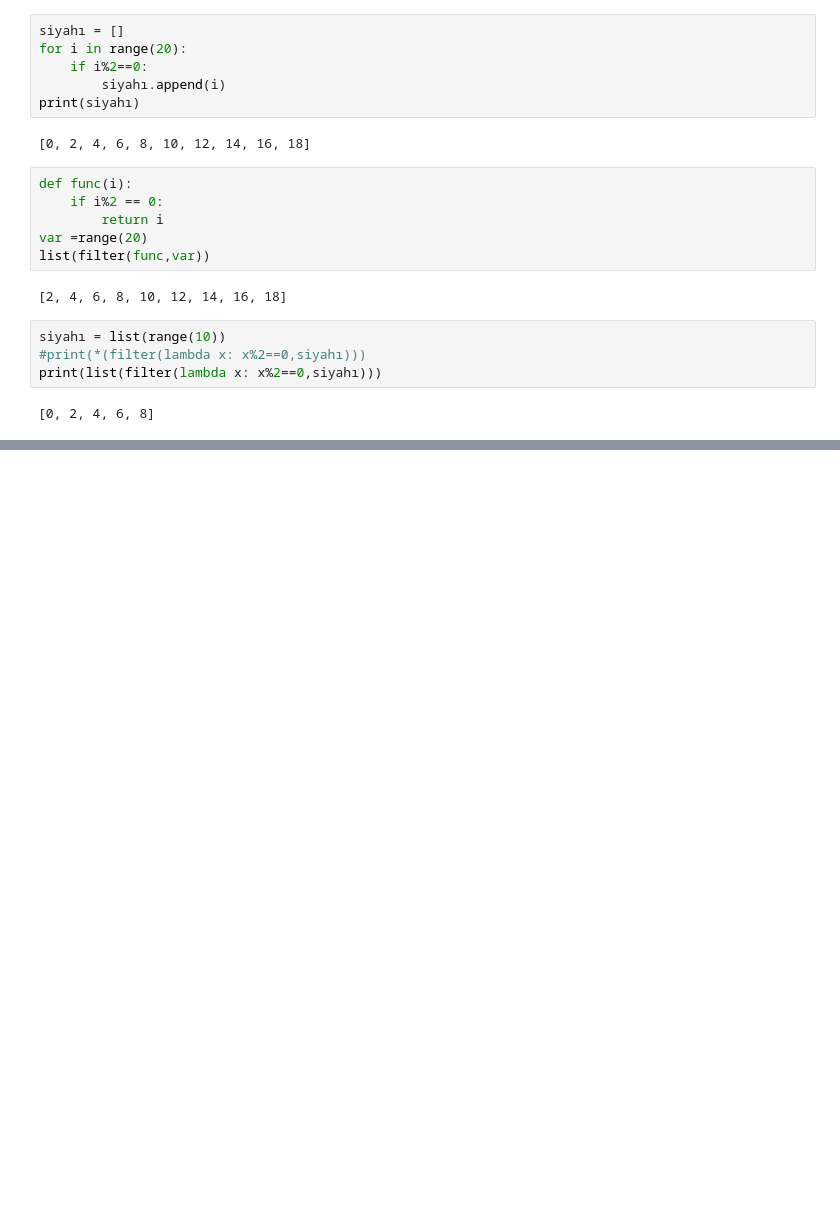
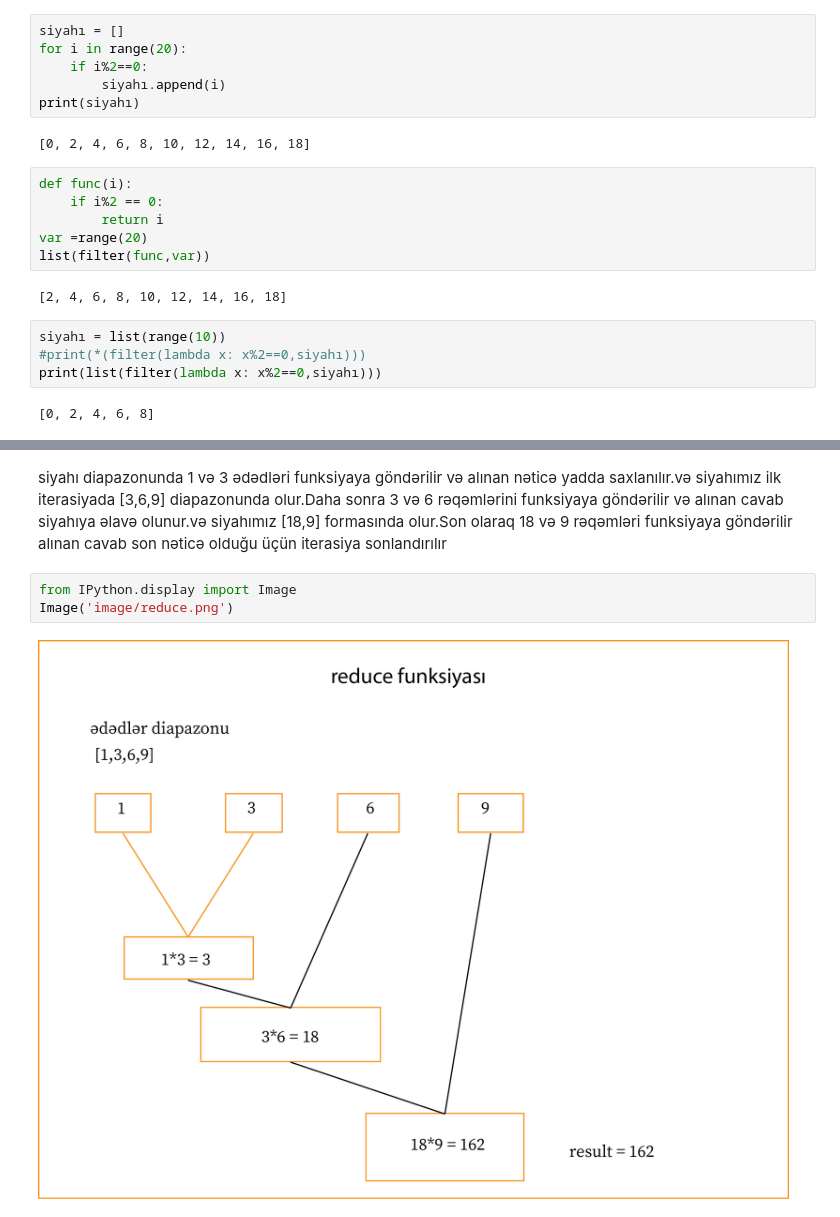
Before and after one commit to RashadGarayev/Python3-AZ, a Jupyter notebook: Built-in Functions.ipynb, the cells around one changed output, grey strips where cells are left out. Saved outputs shown, nothing was run; the diff lists cells and outputs as text; blank space fills up the shorter version.

```diff
--- a/Built-in Functions.ipynb
+++ b/Built-in Functions.ipynb
@@ -328,0 +343,7 @@ print(list(filter(lambda x: x%2==0,siyahı)))
+# %% [markdown]
+siyahı diapazonunda 1 və 3 ədədləri funksiyaya göndərilir və alınan nəticə yadda saxlanılır.və siyahımız ilk iterasiyada [3,6,9] diapazonunda olur.Daha sonra 3 və 6 rəqəmlərini funksiyaya göndərilir və alınan cavab siyahıya əlavə olunur.və siyahımız [18,9] formasında olur.Son olaraq 18 və 9 rəqəmləri funksiyaya göndərilir alınan cavab son nəticə olduğu üçün iterasiya sonlandırılır
+# %%
+from IPython.display import Image
+Image('image/reduce.png')
+# %% [output]
+[figure, added]
```
Also changed, not shown: parts of 6 cells of this notebook.
